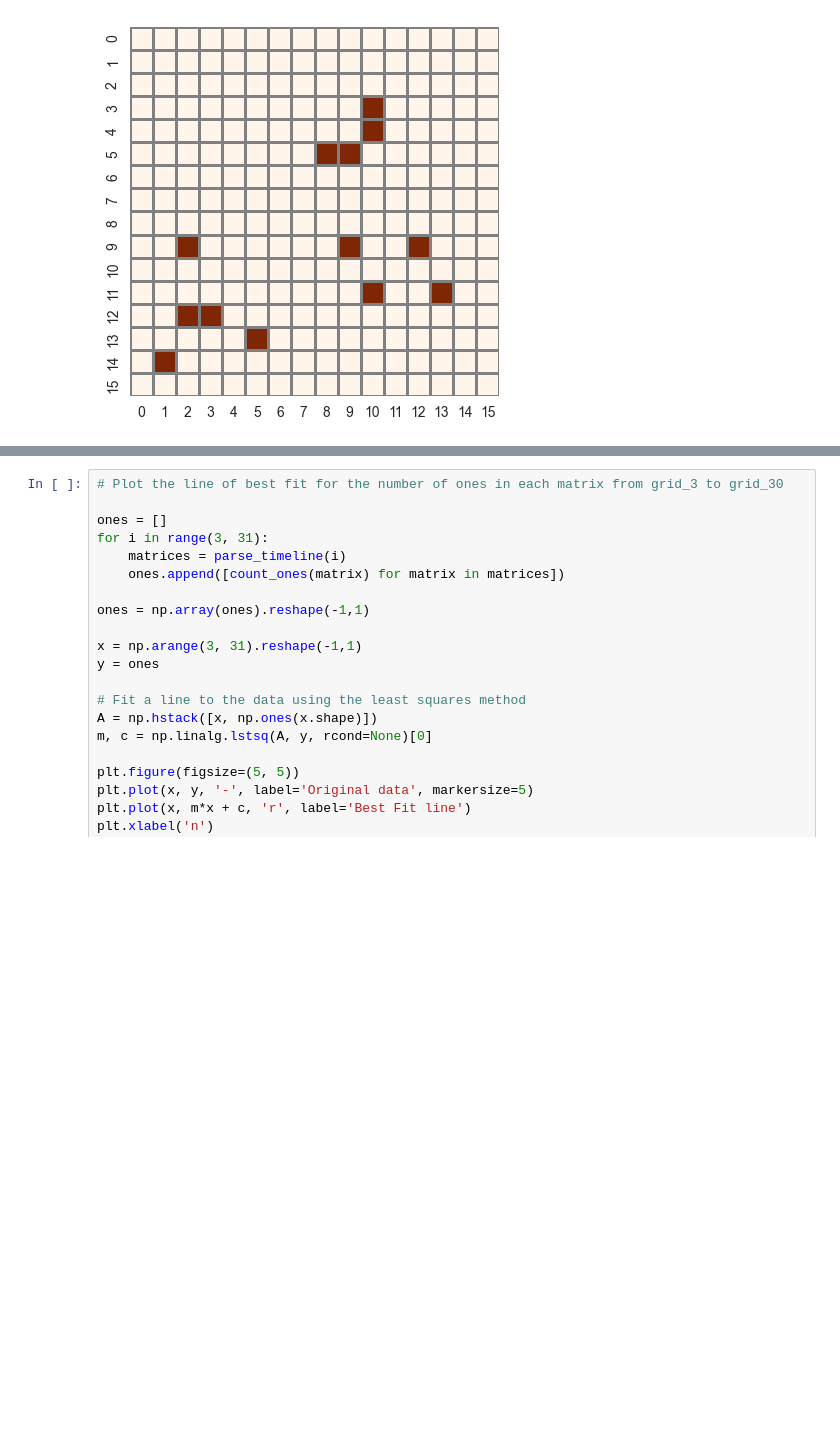
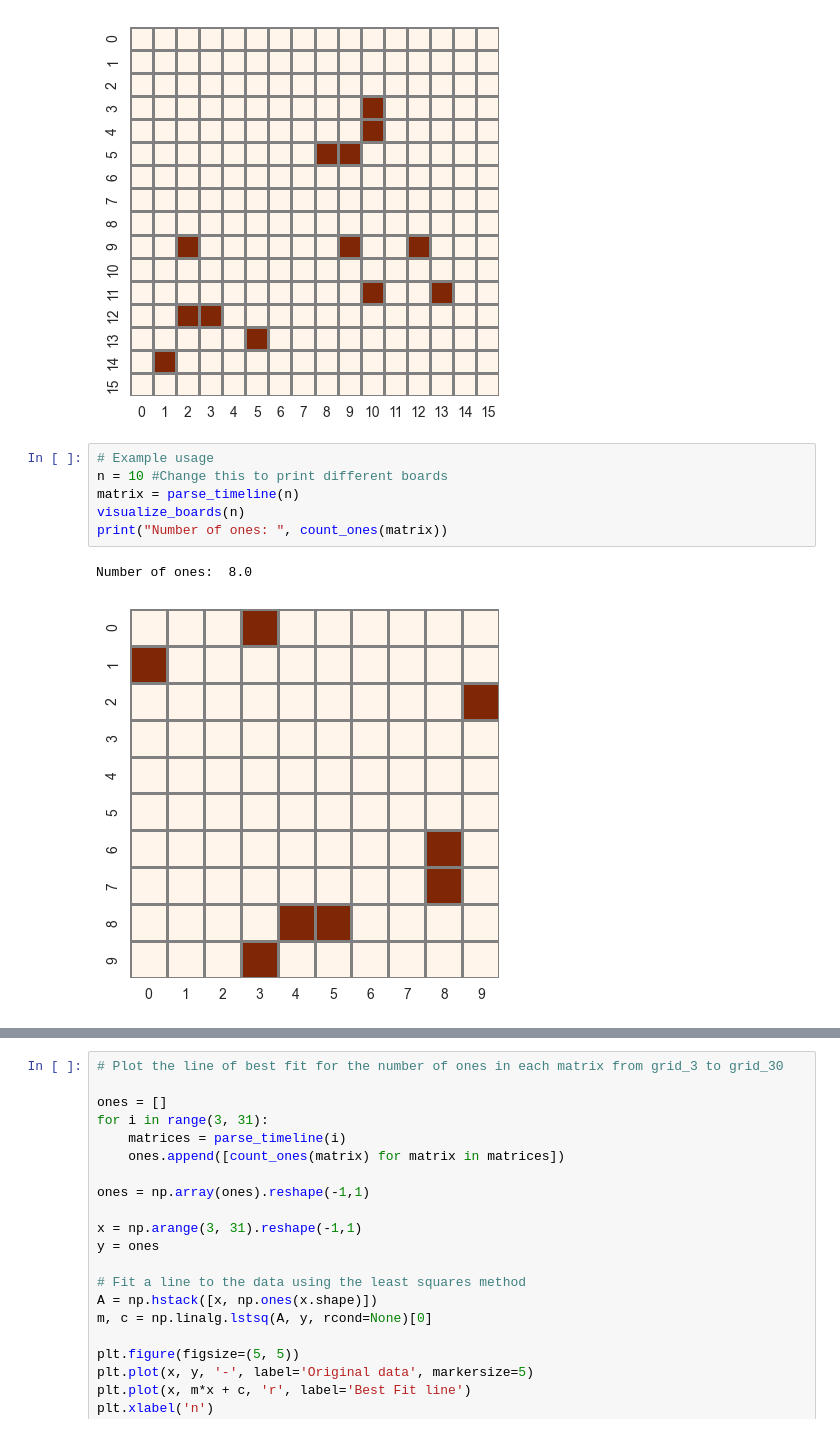
Before and after one commit to ksrivastava1/isosceles_triangles_rl, a Jupyter notebook: python_models/bitwise_model/visualize_data.ipynb, the cells around one changed output, grey strips where cells are left out. Saved outputs shown, nothing was run; the diff lists cells and outputs as text; blank space fills up the shorter version.

```diff
--- a/python_models/bitwise_model/visualize_data.ipynb
+++ b/python_models/bitwise_model/visualize_data.ipynb
@@ -150,6 +150,15 @@ print("Number of ones: ", count_ones(matrix))
 # %% [output]
 Number of ones:  13.0
 [figure]
+# %%
+# Example usage
+n = 10 #Change this to print different boards
+matrix = parse_timeline(n)
+visualize_boards(n)
+print("Number of ones: ", count_ones(matrix))
+# %% [output]
+Number of ones:  8.0
+[figure, added]
 # %%
 # Plot the number of ones in each matrix from grid_3 to grid_30
 
```
Also changed, not shown: parts of 1 cell of this notebook, 1 other file.
